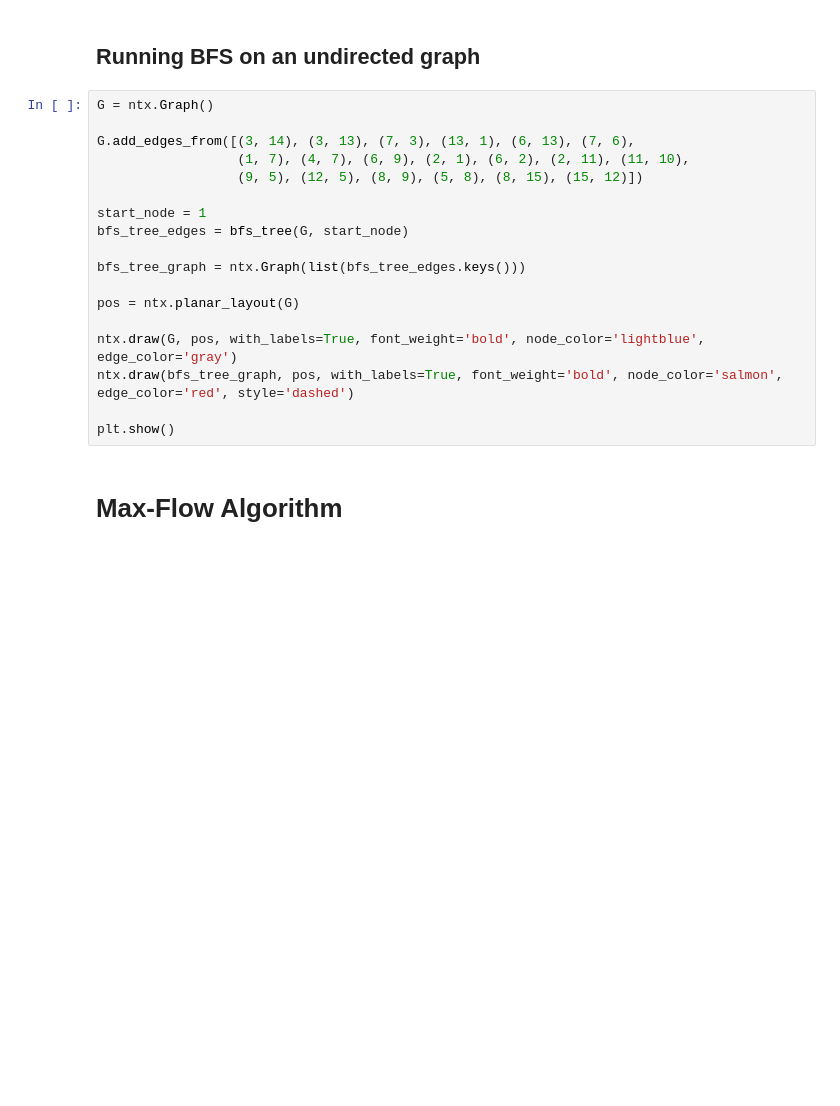
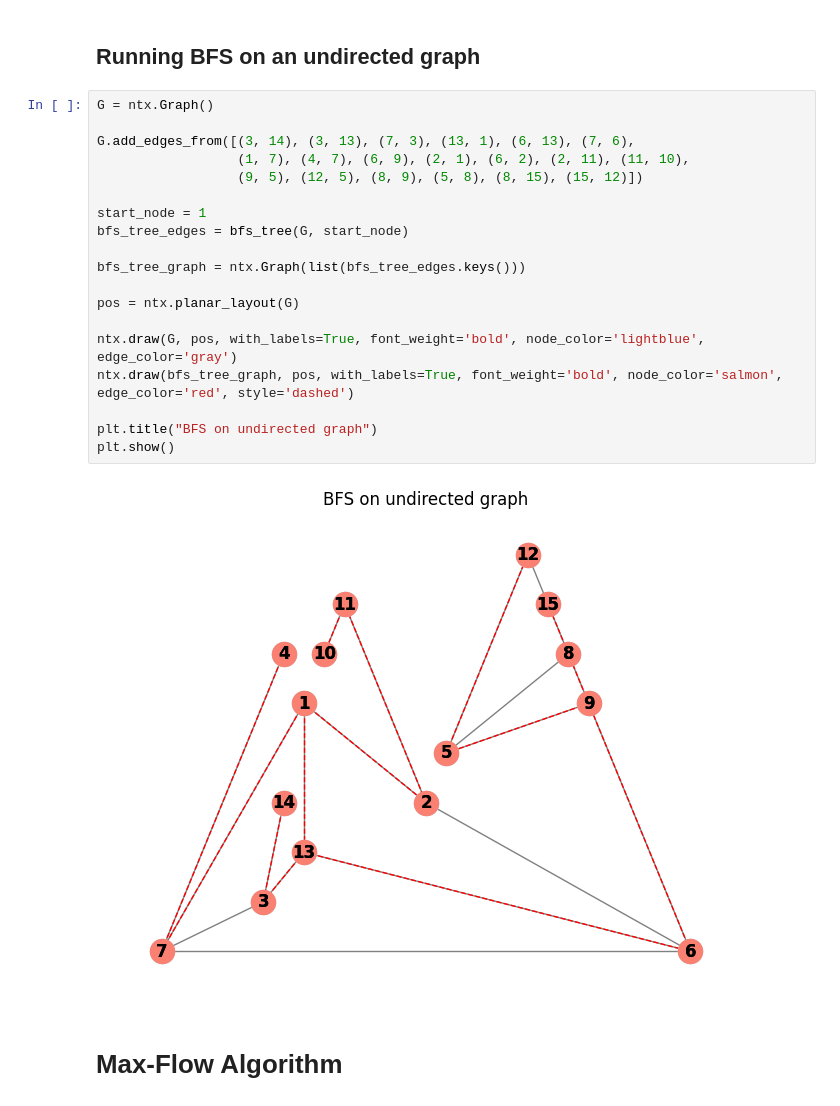
Before and after one commit to onaisali4952/Graph-Theory-Project-Semester-5, a Jupyter notebook: Project_problem_B.ipynb, the cells around one changed output. Cells and saved outputs as stored; diff of their text form; blank space fills up the shorter version.

```diff
--- a/Project_problem_B.ipynb
+++ b/Project_problem_B.ipynb
@@ -136,21 +145,24 @@ plt.show()
 # %%
 G = ntx.Graph()
 
 G.add_edges_from([(3, 14), (3, 13), (7, 3), (13, 1), (6, 13), (7, 6),
                   (1, 7), (4, 7), (6, 9), (2, 1), (6, 2), (2, 11), (11, 10),
                   (9, 5), (12, 5), (8, 9), (5, 8), (8, 15), (15, 12)])
 
 start_node = 1
 bfs_tree_edges = bfs_tree(G, start_node)
 
 bfs_tree_graph = ntx.Graph(list(bfs_tree_edges.keys()))
 
 pos = ntx.planar_layout(G)
 
 ntx.draw(G, pos, with_labels=True, font_weight='bold', node_color='lightblue', edge_color='gray')
 ntx.draw(bfs_tree_graph, pos, with_labels=True, font_weight='bold', node_color='salmon', edge_color='red', style='dashed')
 
+plt.title("BFS on undirected graph")
 plt.show()
+# %% [output]
+[figure, added]
 # %% [markdown]
 # Max-Flow Algorithm
 # %% [markdown]
```
Also changed, not shown: parts of 10 cells of this notebook.
